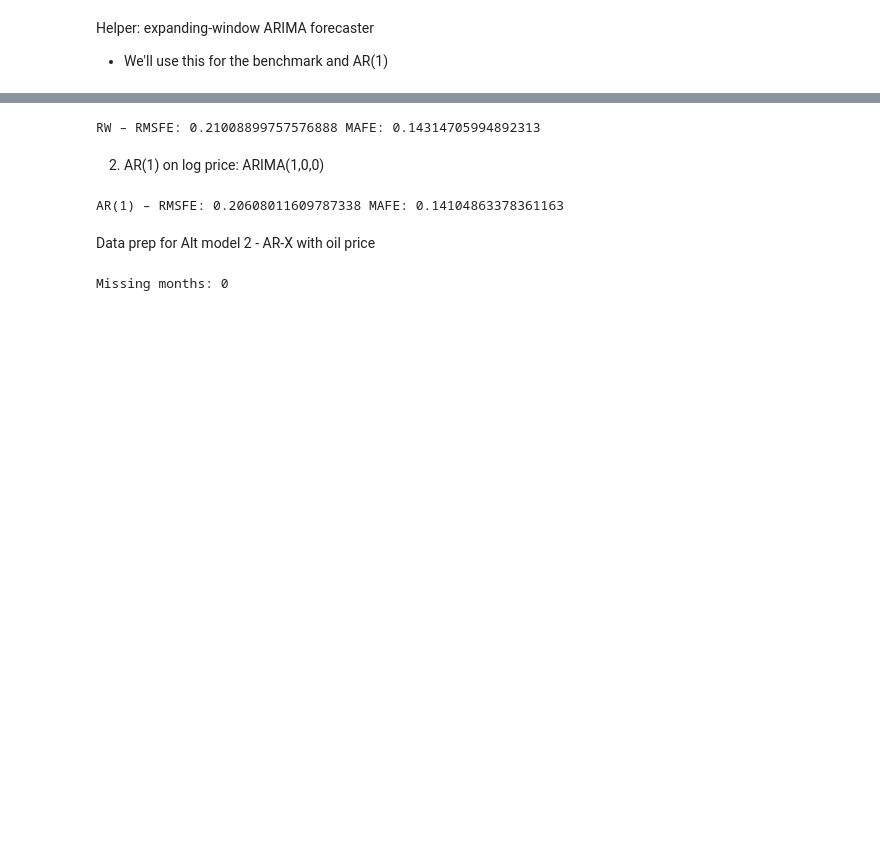
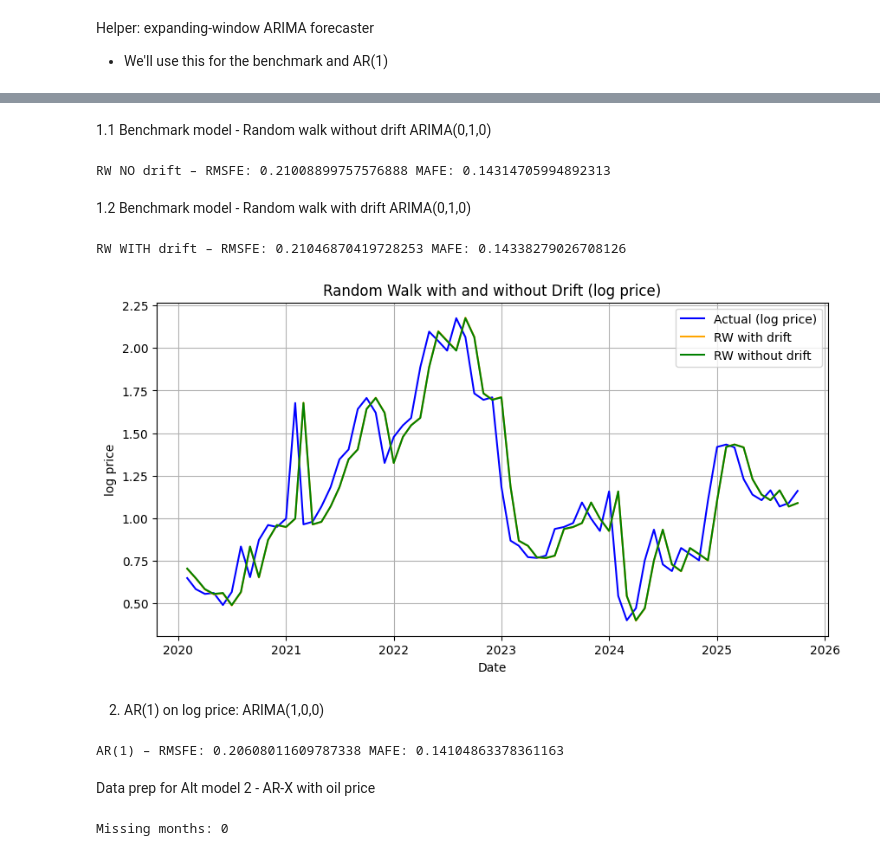
Before and after one commit to StefaniaLavarda/Time_Series_Project, a Jupyter notebook: eda.ipynb, the cells around one changed output, grey strips where cells are left out. Cells and saved outputs as stored; diff of their text form; code cells hidden in the pictures; blank space fills up the shorter version.

```diff
--- a/eda.ipynb
+++ b/eda.ipynb
@@ -188,14 +210,52 @@ Compute errors/RMFSE
-# %%
-def forecast_metrics(actual, forecast):
-    e = actual - forecast
-    rmsfe = np.sqrt(np.mean(e**2))
-    mafe  = np.mean(np.abs(e))
-    return rmsfe, mafe
-
-rmsfe_rw, mafe_rw = forecast_metrics(a_rw, f_rw)
-print("RW – RMSFE:", rmsfe_rw, "MAFE:", mafe_rw)
-# %% [output]
-RW – RMSFE: 0.21008899757576888 MAFE: 0.14314705994892313
+# %% [markdown]
+1.1 Benchmark model - Random walk without drift ARIMA(0,1,0)
+# %%
+y_full = gas['log_price']
+train_size = len(y_train)
+
+f_rw_nodrift, a_rw_nodrift = rolling_arima_forecast(
+    y_full,
+    order=(0, 1, 0),
+    train_size=train_size,
+    trend='n'   # NO drift
+)
+rmsfe_rw_nodrift, mafe_rw_nodrift = forecast_metrics(a_rw_nodrift, f_rw_nodrift)
+print("RW NO drift – RMSFE:", rmsfe_rw_nodrift, "MAFE:", mafe_rw_nodrift)
+# %% [output]
+RW NO drift – RMSFE: 0.21008899757576888 MAFE: 0.14314705994892313
+# %% [markdown]
+1.2 Benchmark model - Random walk with drift ARIMA(0,1,0)
+# %%
+f_rw_drift, a_rw_drift = rolling_arima_forecast(
+    y_full,
+    order=(0, 1, 0),
+    train_size=train_size,
+    trend='t'   # linear trend in levels → constant drift in differences
+)
+rmsfe_rw_drift, mafe_rw_drift = forecast_metrics(a_rw_drift, f_rw_drift)
+print("RW WITH drift – RMSFE:", rmsfe_rw_drift, "MAFE:", mafe_rw_drift)
+# %% [output]
+RW WITH drift – RMSFE: 0.21046870419728253 MAFE: 0.14338279026708126
+# %%
+plt.figure(figsize=(10,5))
+
+# Plot actual log price
+plt.plot(a_rw_drift.index, a_rw_drift.values, label="Actual (log price)", color="blue")
+
+# Plot RW with drift
+plt.plot(f_rw_drift.index, f_rw_drift.values, label="RW with drift", color="orange")
+
+# Plot RW no drift
+plt.plot(f_rw_nodrift.index, f_rw_nodrift.values, label="RW without drift", color="green")
+
+plt.title("Random Walk with and without Drift (log price)")
+plt.xlabel("Date")
+plt.ylabel("log price")
+plt.legend()
+plt.grid(True)
+plt.show()
+# %% [output]
+[figure, added]
 # %% [markdown]
 2. AR(1) on log price: ARIMA(1,0,0)
 # %%
```
Also changed, not shown: parts of 22 cells of this notebook.
